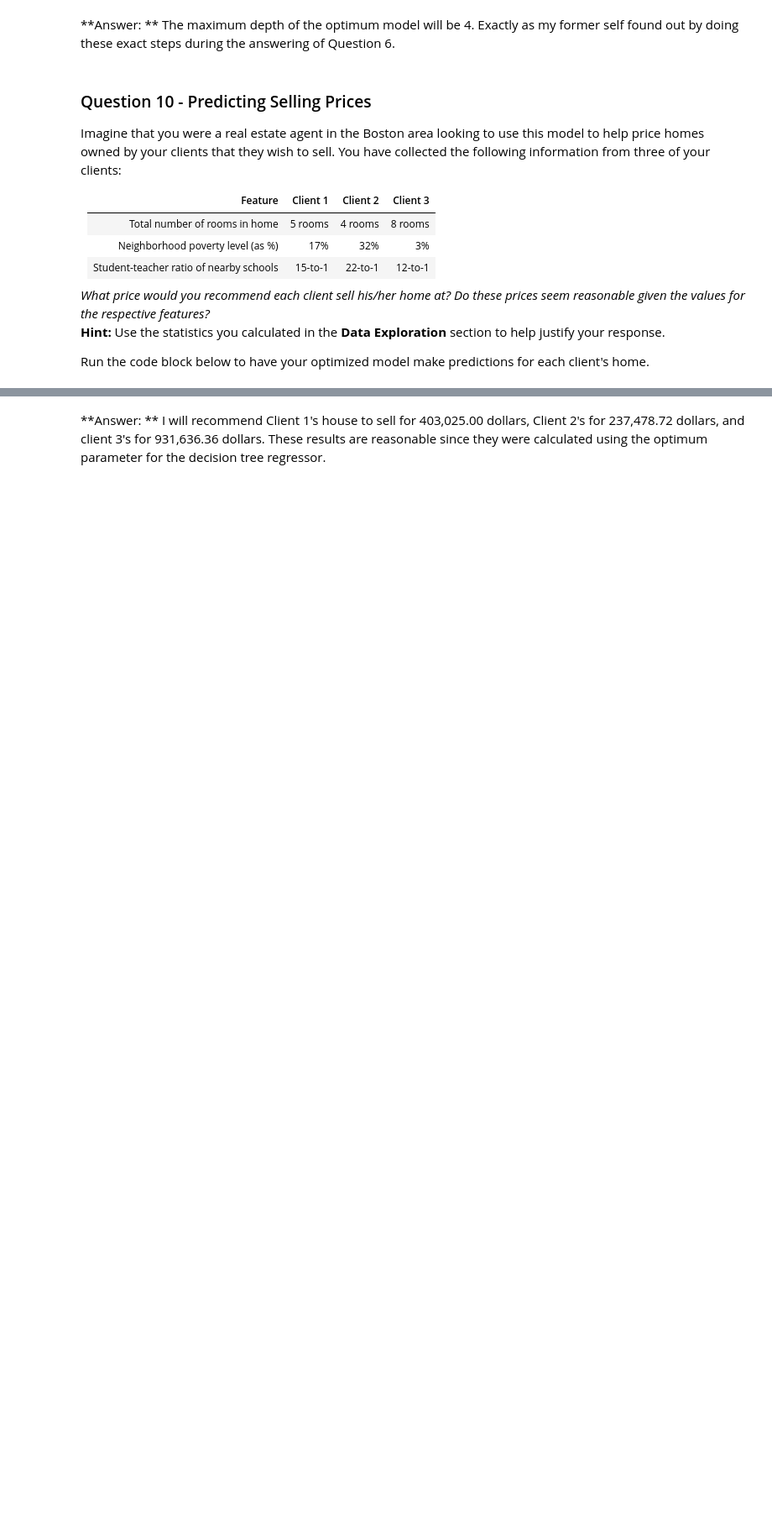
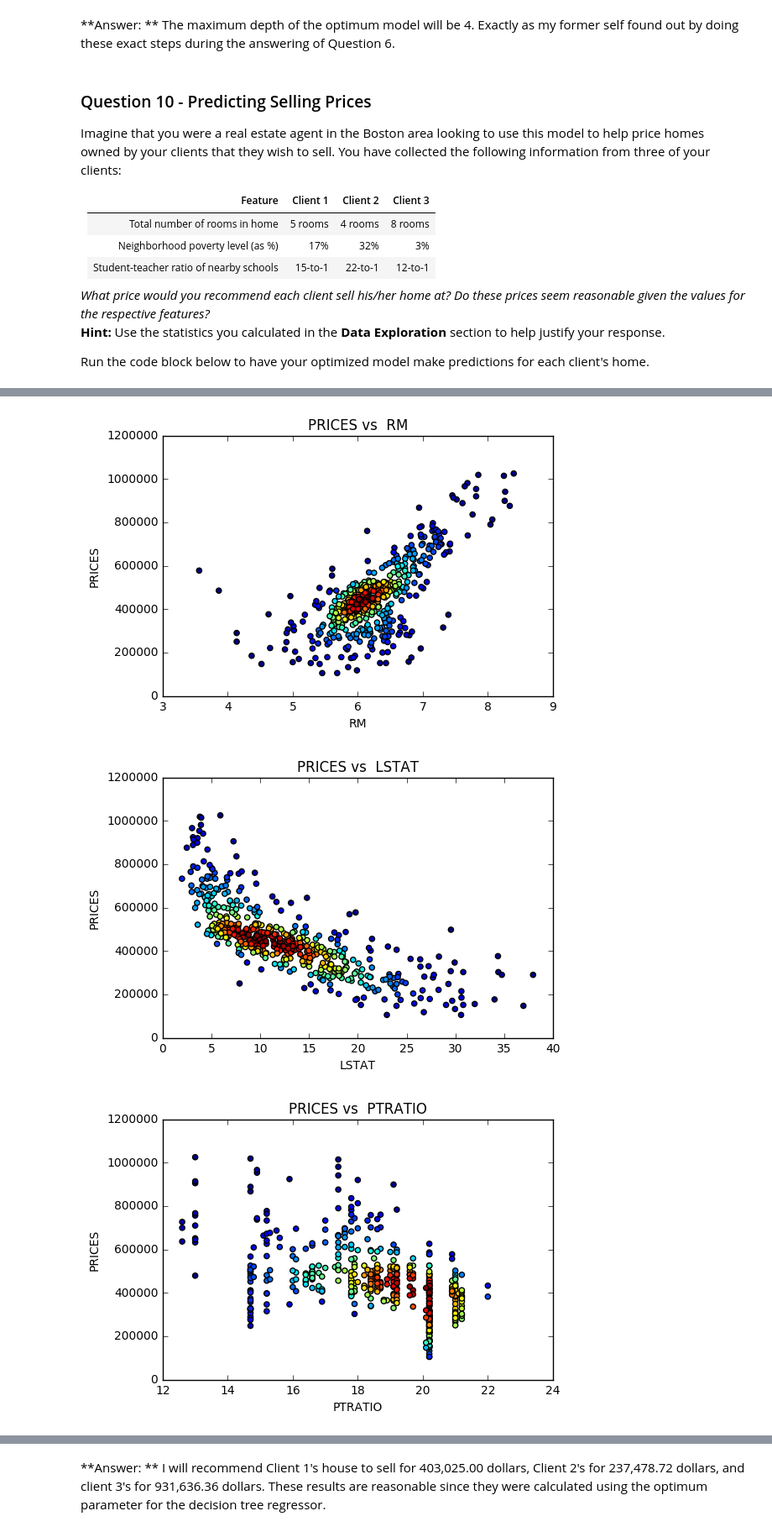
Before and after one commit to isamu-isozaki/Machine-Learning, a Jupyter notebook: Machine learning Nanodegree/boston_housing/boston_housing.ipynb, the cells around one changed output, grey strips where cells are left out. Shown at 84% size. Saved outputs shown, nothing was run; the diff lists cells and outputs as text; code cells hidden in the pictures; blank space fills up the shorter version.

```diff
--- a/Machine learning Nanodegree/boston_housing/boston_housing.ipynb
+++ b/Machine learning Nanodegree/boston_housing/boston_housing.ipynb
@@ -435,0 +478,20 @@ The predicted 5 nearest neighbors price for home 3 is: $897,120.00
+# %%
+import matplotlib.pyplot as plt
+from scipy.stats import gaussian_kde
+
+#And thanks to the previous reviewer for helping me implement this scatter plot
+# Thanks to http://stackoverflow.com/questions/20105364/how-can-i-make-a-scatter-plot-colored-by-density-in-matplotlib for the weighed
+#coloring of the scatter plot
+
+for col in features.columns:
+    xy = np.vstack((features[col], prices))
+    z = gaussian_kde(xy)(xy)
+    fig, ax = plt.subplots()
+    ax.scatter(features[col], prices, c = z)
+    plt.title('PRICES vs  '+ str(col)) # title here
+    plt.xlabel(col) # label here
+    plt.ylabel('PRICES') # label here
+# %% [output]
+[figure, added]
+[figure, added]
+[figure, added]
```
Also changed, not shown: parts of 18 cells of this notebook, 2 other files.
